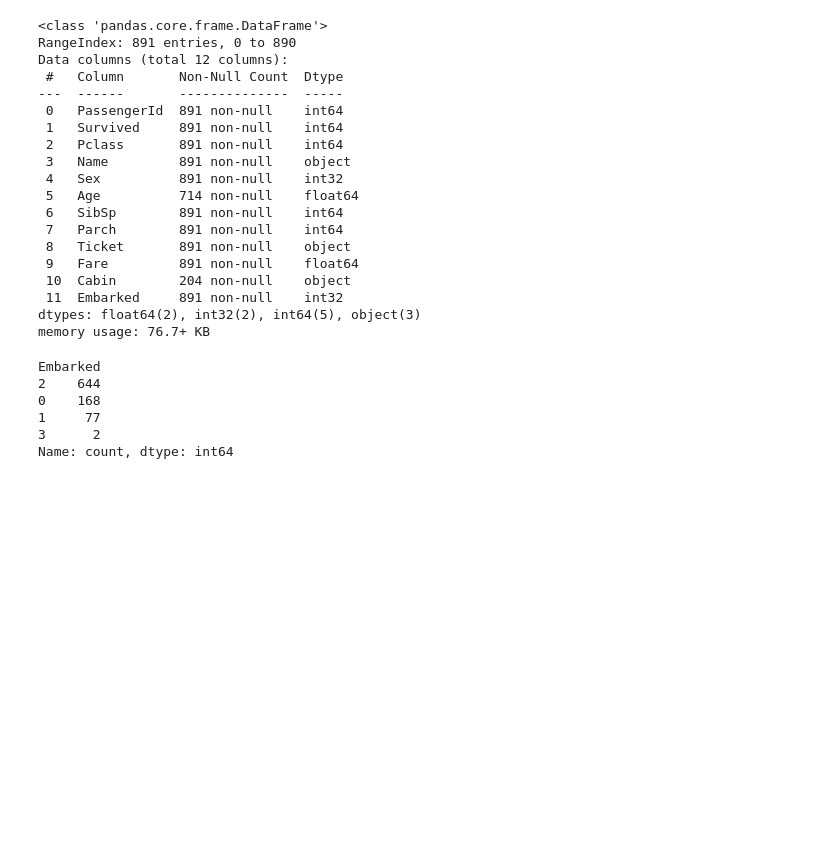
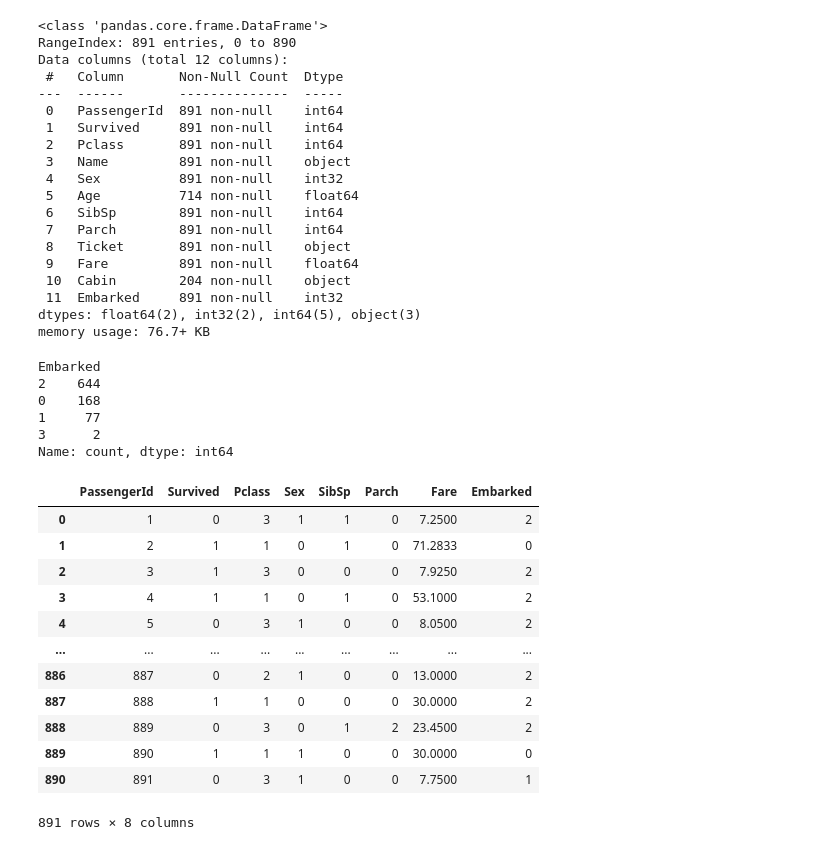
Before and after one commit to avikaushik282/ML, a Jupyter notebook: decision_trees.ipynb, the cells around one changed output. Saved outputs shown, nothing was run; the diff lists cells and outputs as text; code cells hidden in the pictures; blank space fills up the shorter version.

```diff
--- a/decision_trees.ipynb
+++ b/decision_trees.ipynb
@@ -179,3 +180,21 @@ Embarked
 1     77
 3      2
 Name: count, dtype: int64
+# %%
+titanic = titanic.drop(['Age','Cabin','Ticket','Name'],axis=1)
+# %%
+titanic
+# %% [output]
+|  | PassengerId | Survived | Pclass | Sex | SibSp | Parch | Fare | Embarked |
+| 0 | 1 | 0 | 3 | 1 | 1 | 0 | 7.2500 | 2 |
+| 1 | 2 | 1 | 1 | 0 | 1 | 0 | 71.2833 | 0 |
+| 2 | 3 | 1 | 3 | 0 | 0 | 0 | 7.9250 | 2 |
+| 3 | 4 | 1 | 1 | 0 | 1 | 0 | 53.1000 | 2 |
+| 4 | 5 | 0 | 3 | 1 | 0 | 0 | 8.0500 | 2 |
+| ... | ... | ... | ... | ... | ... | ... | ... | ... |
+| 886 | 887 | 0 | 2 | 1 | 0 | 0 | 13.0000 | 2 |
+| 887 | 888 | 1 | 1 | 0 | 0 | 0 | 30.0000 | 2 |
+| 888 | 889 | 0 | 3 | 0 | 1 | 2 | 23.4500 | 2 |
+| 889 | 890 | 1 | 1 | 1 | 0 | 0 | 30.0000 | 0 |
+| 890 | 891 | 0 | 3 | 1 | 0 | 0 | 7.7500 | 1 |
+891 rows × 8 columns
```
Also changed, not shown: parts of 10 cells of this notebook.
